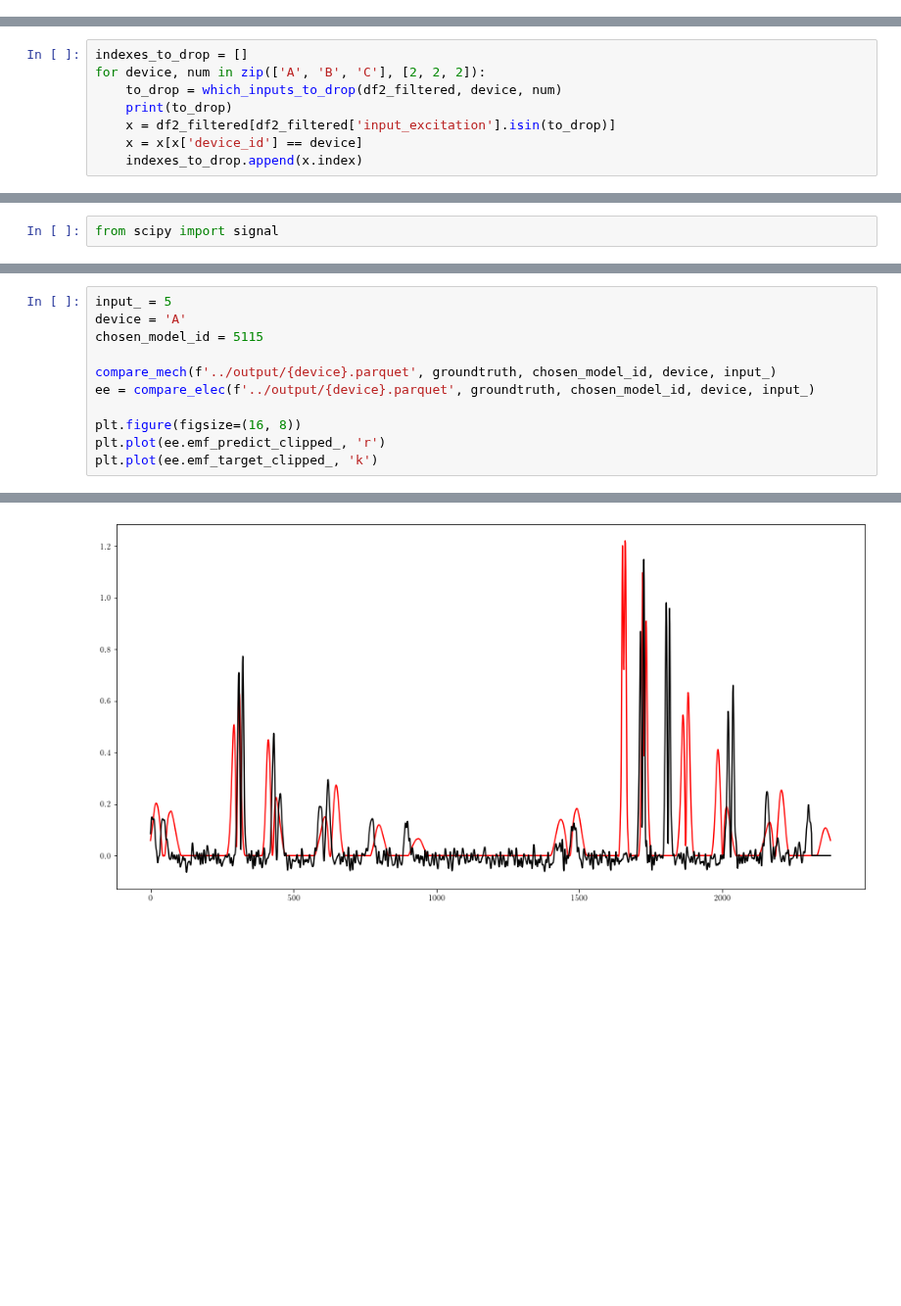
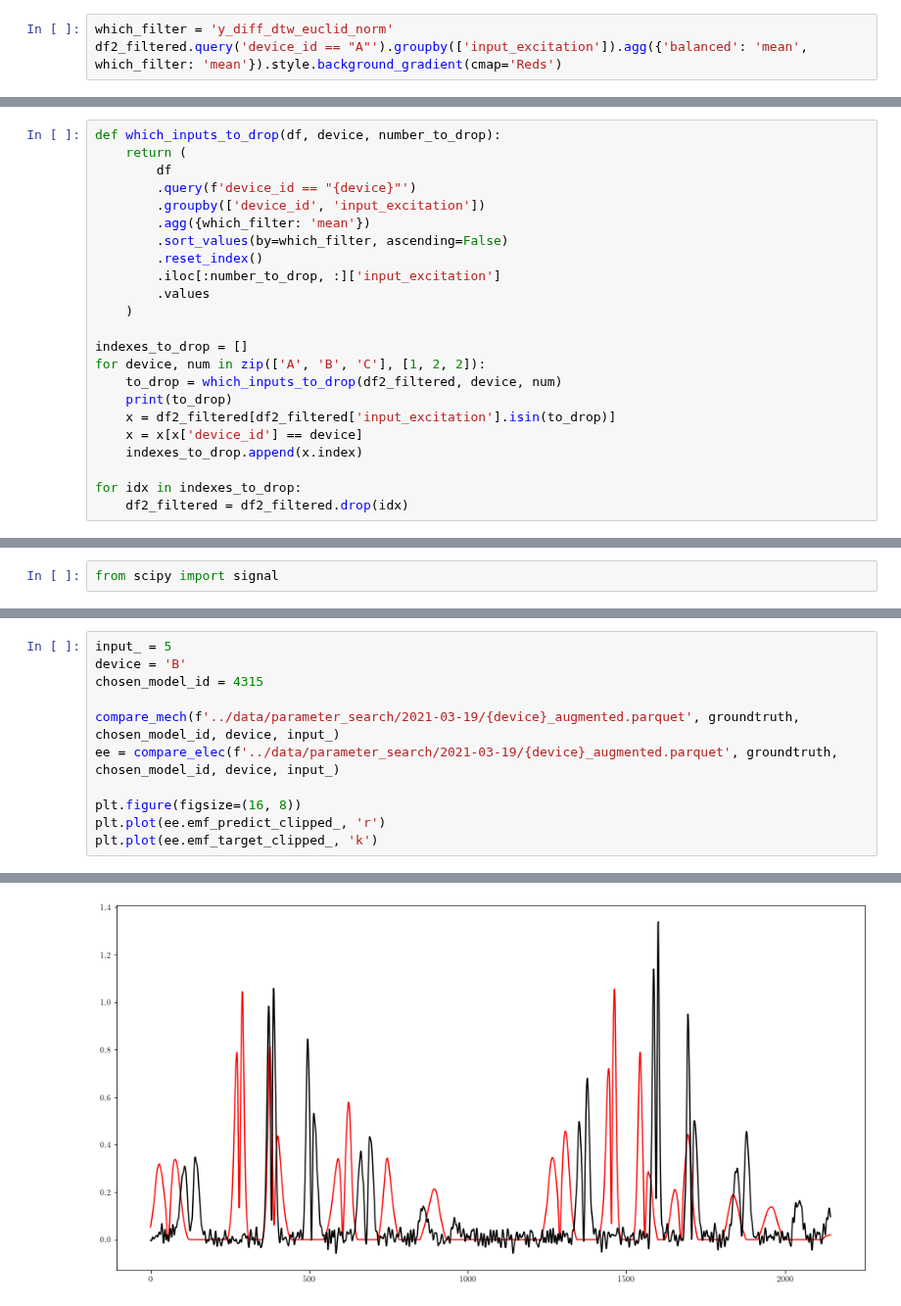
Before and after one commit to mnicstruwig/FlexibleFluxSimulator, a Jupyter notebook: experiments/2020-05-22-Analyze-Grid-Results.ipynb, the cells around one changed output, grey strips where cells are left out. Shown at 98% size. Drawn from its saved outputs; the diff is of its cells as text; blank space fills up the shorter version.

```diff
--- a/experiments/2020-05-22-Analyze-Grid-Results.ipynb
+++ b/experiments/2020-05-22-Analyze-Grid-Results.ipynb
@@ -113,0 +142,3 @@ df2_filtered = df2_filtered[~df2_filtered['model_id'].isin(to_drop)]
+# %%
+which_filter = 'y_diff_dtw_euclid_norm'
+df2_filtered.query('device_id == "A"').groupby(['input_excitation']).agg({'balanced': 'mean', which_filter: 'mean'}).style.background_gradient(cmap='Reds')
@@ -113,0 +155,23 @@ df2_filtered = df2_filtered[~df2_filtered['model_id'].isin(to_drop)]
+# %%
+def which_inputs_to_drop(df, device, number_to_drop):
+    return (
+        df
+        .query(f'device_id == "{device}"')
+        .groupby(['device_id', 'input_excitation'])
+        .agg({which_filter: 'mean'})
+        .sort_values(by=which_filter, ascending=False)
+        .reset_index()
+        .iloc[:number_to_drop, :]['input_excitation']
+        .values
+    )
+
+indexes_to_drop = []
+for device, num in zip(['A', 'B', 'C'], [1, 2, 2]):
+    to_drop = which_inputs_to_drop(df2_filtered, device, num)
+    print(to_drop)
+    x = df2_filtered[df2_filtered['input_excitation'].isin(to_drop)]
+    x = x[x['device_id'] == device]
+    indexes_to_drop.append(x.index)
+
+for idx in indexes_to_drop:
+    df2_filtered = df2_filtered.drop(idx)
@@ -164,8 +185,0 @@ def which_inputs_to_drop(df, device, number_to_drop):
-# %%
-indexes_to_drop = []
-for device, num in zip(['A', 'B', 'C'], [2, 2, 2]):
-    to_drop = which_inputs_to_drop(df2_filtered, device, num)
-    print(to_drop)
-    x = df2_filtered[df2_filtered['input_excitation'].isin(to_drop)]
-    x = x[x['device_id'] == device]
-    indexes_to_drop.append(x.index)
@@ -604,10 +513,10 @@ from scipy import signal
 # %%
 input_ = 5
-device = 'A'
-chosen_model_id = 5115
+device = 'B'
+chosen_model_id = 4315
 
-compare_mech(f'../output/{device}.parquet', groundtruth, chosen_model_id, device, input_)
-ee = compare_elec(f'../output/{device}.parquet', groundtruth, chosen_model_id, device, input_)
+compare_mech(f'../data/parameter_search/2021-03-19/{device}_augmented.parquet', groundtruth, chosen_model_id, device, input_)
+ee = compare_elec(f'../data/parameter_search/2021-03-19/{device}_augmented.parquet', groundtruth, chosen_model_id, device, input_)
 
 plt.figure(figsize=(16, 8))
 plt.plot(ee.emf_predict_clipped_, 'r')
@@ -620,2 +529,2 @@ plt.plot(ee.emf_target_clipped_, 'k')
 [<matplotlib.lines.Line2D at 0x...>]
-[figure, old version]
+[figure, new version]
```
Also changed, not shown: parts of 68 cells of this notebook, 7 other files.
